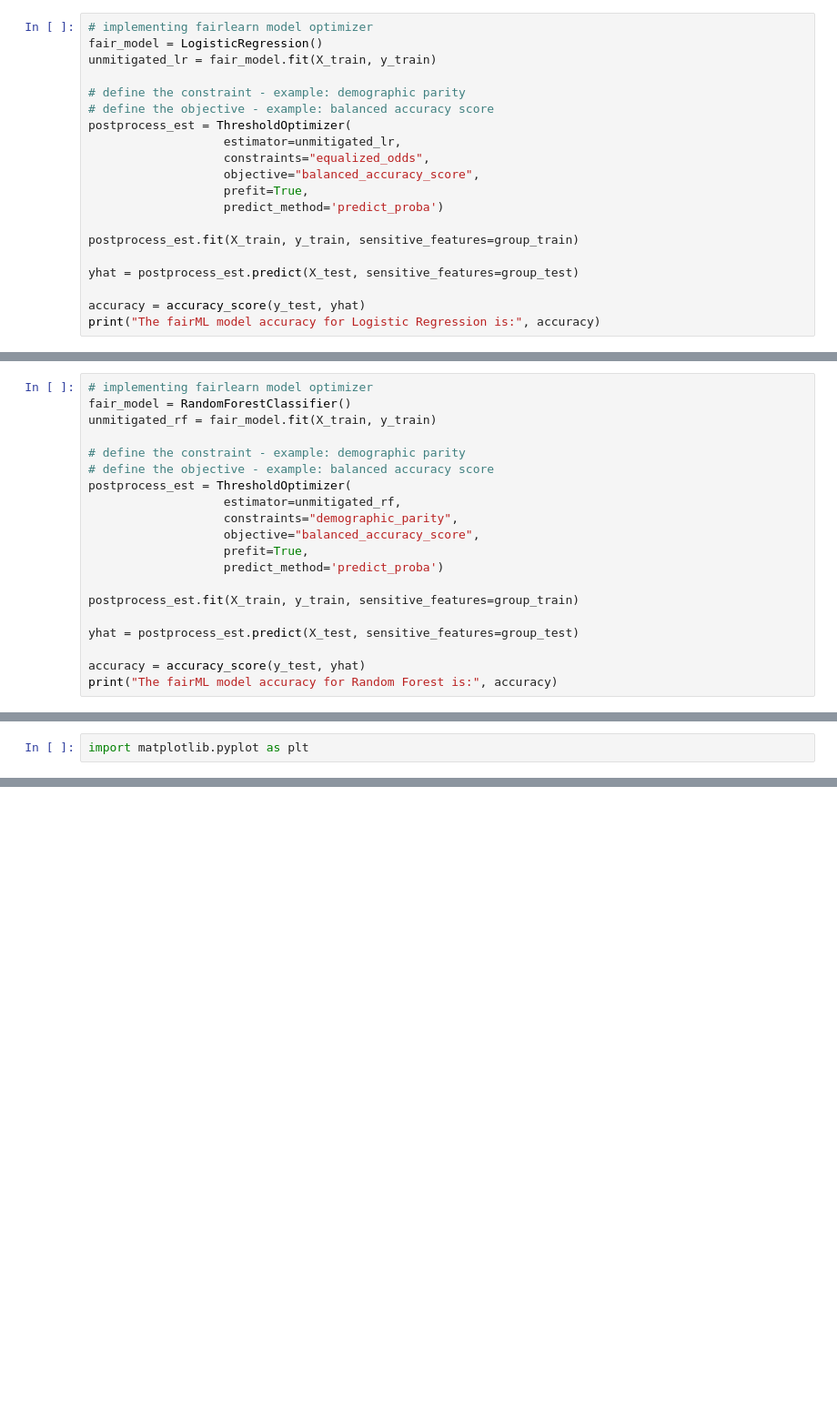
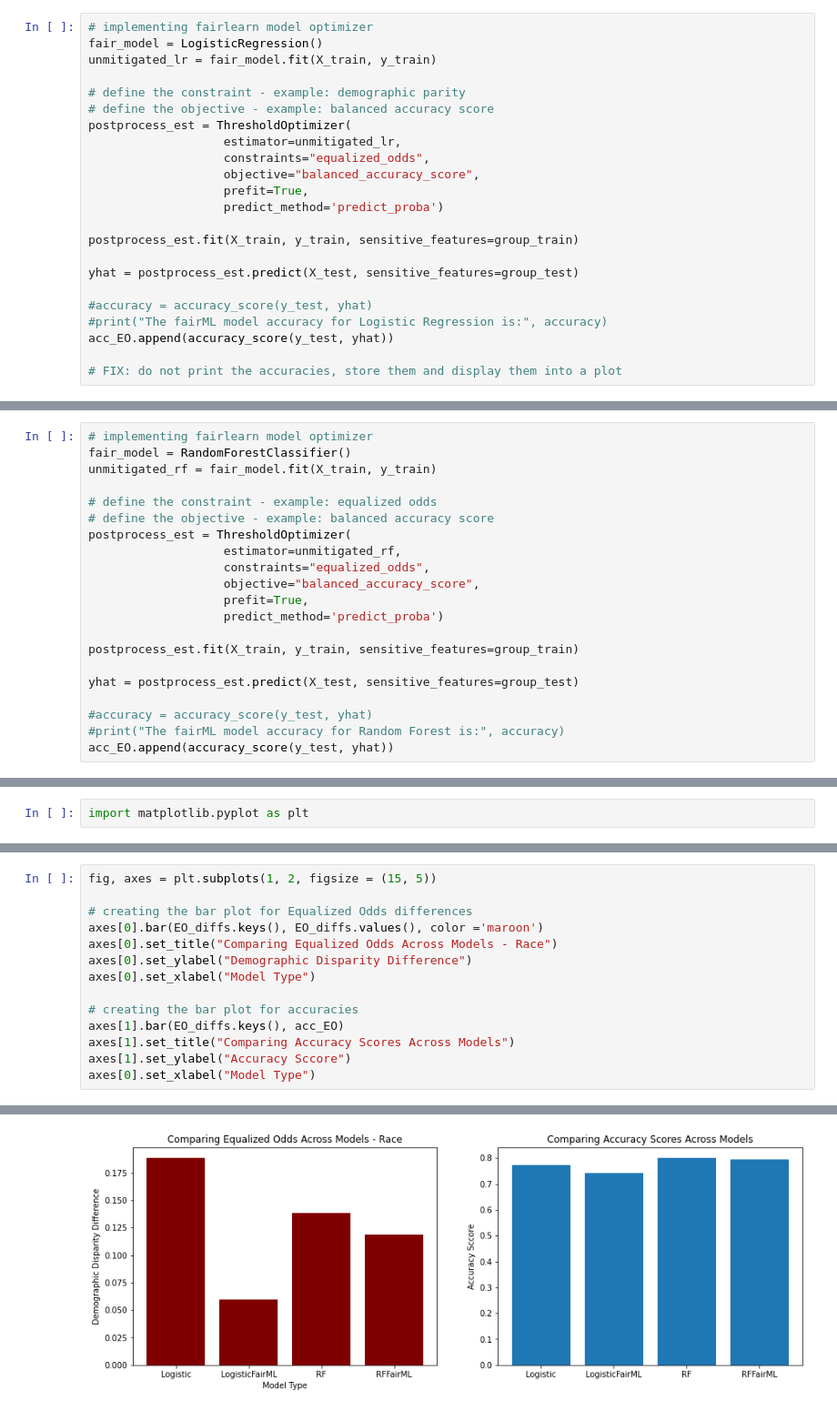
Before and after one commit to oswaldocvjr/UTHAI-SDS, a Jupyter notebook: folktablesExercises.ipynb, the cells around one changed output, grey strips where cells are left out. Shown at 91% size. Cells and saved outputs as stored; diff of their text form; blank space fills up the shorter version.

```diff
--- a/folktablesExercises.ipynb
+++ b/folktablesExercises.ipynb
@@ -406,5 +346,8 @@ postprocess_est.fit(X_train, y_train, sensitive_features=group_train)
 
 yhat = postprocess_est.predict(X_test, sensitive_features=group_test)
 
-accuracy = accuracy_score(y_test, yhat)
-print("The fairML model accuracy for Logistic Regression is:", accuracy)
+#accuracy = accuracy_score(y_test, yhat)
+#print("The fairML model accuracy for Logistic Regression is:", accuracy)
+acc_EO.append(accuracy_score(y_test, yhat))
+
+# FIX: do not print the accuracies, store them and display them into a plot
@@ -613,11 +492,11 @@ RF_fairML_results_dem
 fair_model = RandomForestClassifier()
 unmitigated_rf = fair_model.fit(X_train, y_train)
 
-# define the constraint - example: demographic parity
+# define the constraint - example: equalized odds
 # define the objective - example: balanced accuracy score
 postprocess_est = ThresholdOptimizer(
                    estimator=unmitigated_rf,
-                   constraints="demographic_parity",
+                   constraints="equalized_odds",
                    objective="balanced_accuracy_score",
                    prefit=True,
                    predict_method='predict_proba')
@@ -626,5 +505,6 @@ postprocess_est.fit(X_train, y_train, sensitive_features=group_train)
 
 yhat = postprocess_est.predict(X_test, sensitive_features=group_test)
 
-accuracy = accuracy_score(y_test, yhat)
-print("The fairML model accuracy for Random Forest is:", accuracy)
+#accuracy = accuracy_score(y_test, yhat)
+#print("The fairML model accuracy for Random Forest is:", accuracy)
+acc_EO.append(accuracy_score(y_test, yhat))
@@ -832,0 +597,15 @@ for m in predictors:
+# %%
+fig, axes = plt.subplots(1, 2, figsize = (15, 5))
+
+# creating the bar plot for Equalized Odds differences
+axes[0].bar(EO_diffs.keys(), EO_diffs.values(), color ='maroon')
+axes[0].set_title("Comparing Equalized Odds Across Models - Race")
+axes[0].set_ylabel("Demographic Disparity Difference")
+axes[0].set_xlabel("Model Type")
+
+# creating the bar plot for accuracies
+axes[1].bar(EO_diffs.keys(), acc_EO)
+axes[1].set_title("Comparing Accuracy Scores Across Models")
+axes[1].set_ylabel("Accuracy Sccore")
+axes[0].set_xlabel("Model Type")
+# %% [output]
@@ -832,0 +613 @@ for m in predictors:
+[figure, added]
```
Also changed, not shown: parts of 73 cells of this notebook, 2 other files.
